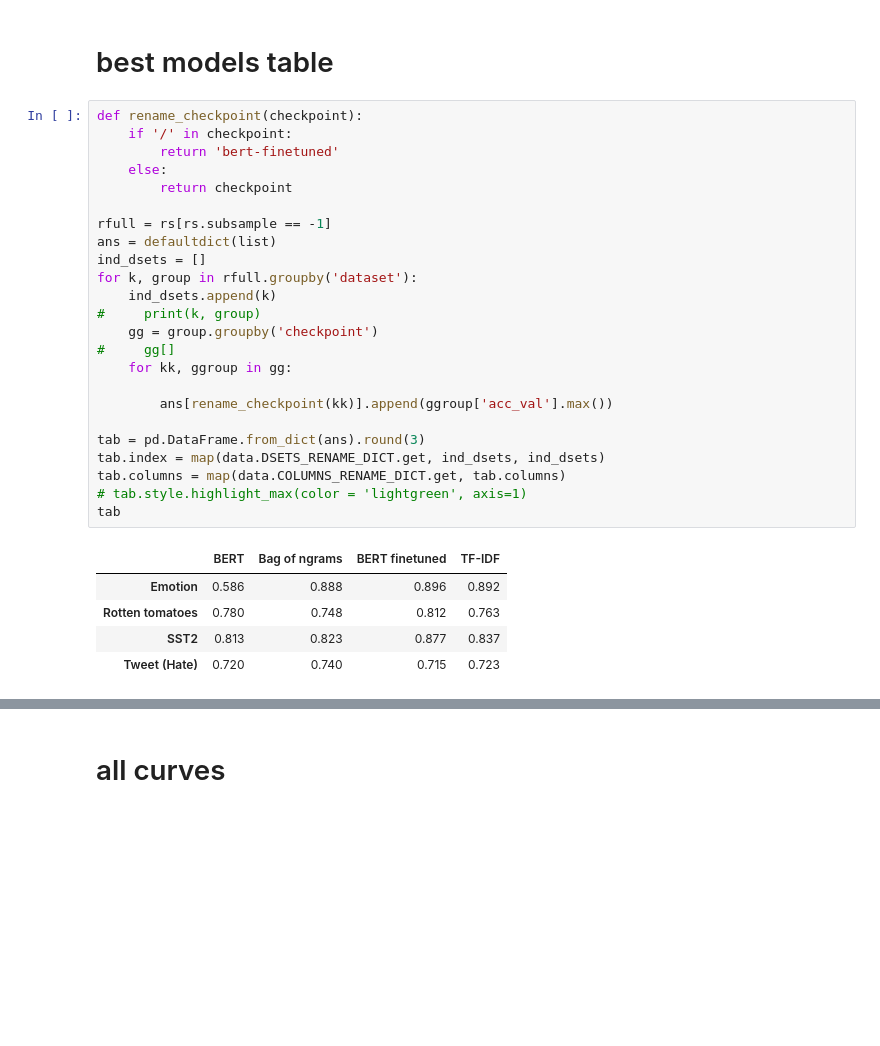
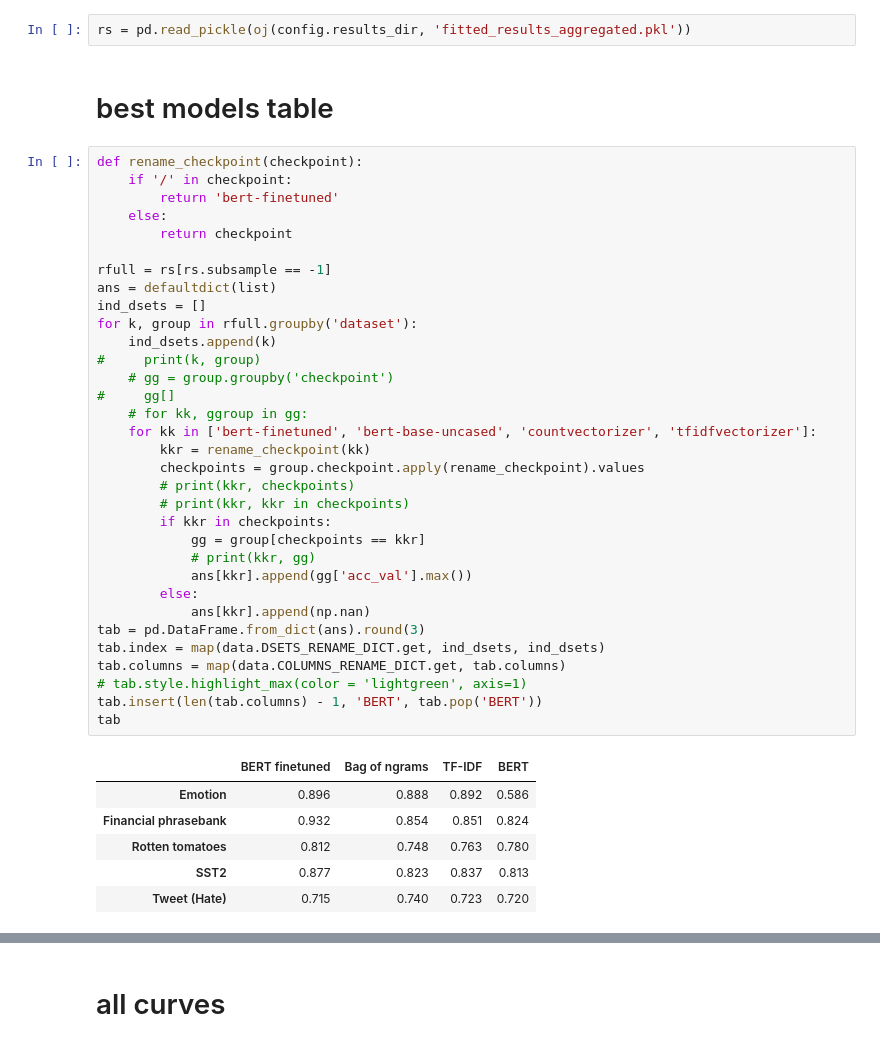
Before and after one commit to csinva/imodelsX, a Jupyter notebook: 05_analyze_curves.ipynb, the cells around one changed output, grey strips where cells are left out. Cells and saved outputs as stored; diff of their text form; blank space fills up the shorter version.

```diff
--- a/05_analyze_curves.ipynb
+++ b/05_analyze_curves.ipynb
@@ -30,35 +34,47 @@ rs = data.load_fitted_results()
+# %%
+rs = pd.read_pickle(oj(config.results_dir, 'fitted_results_aggregated.pkl'))
 # %% [markdown]
 # best models table
 # %%
 def rename_checkpoint(checkpoint):
     if '/' in checkpoint:
         return 'bert-finetuned'
     else:
         return checkpoint
 
 rfull = rs[rs.subsample == -1]
 ans = defaultdict(list)
 ind_dsets = []
 for k, group in rfull.groupby('dataset'):
     ind_dsets.append(k)
 #     print(k, group)
-    gg = group.groupby('checkpoint')
+    # gg = group.groupby('checkpoint')
 #     gg[]
-    for kk, ggroup in gg:
-
-        ans[rename_checkpoint(kk)].append(ggroup['acc_val'].max())
-
+    # for kk, ggroup in gg:
+    for kk in ['bert-finetuned', 'bert-base-uncased', 'countvectorizer', 'tfidfvectorizer']:
+        kkr = rename_checkpoint(kk)
+        checkpoints = group.checkpoint.apply(rename_checkpoint).values
+        # print(kkr, checkpoints)
+        # print(kkr, kkr in checkpoints)
+        if kkr in checkpoints:
+            gg = group[checkpoints == kkr]
+            # print(kkr, gg)
+            ans[kkr].append(gg['acc_val'].max())
+        else:
+            ans[kkr].append(np.nan)
 tab = pd.DataFrame.from_dict(ans).round(3)
 tab.index = map(data.DSETS_RENAME_DICT.get, ind_dsets, ind_dsets)
 tab.columns = map(data.COLUMNS_RENAME_DICT.get, tab.columns)
 # tab.style.highlight_max(color = 'lightgreen', axis=1)
+tab.insert(len(tab.columns) - 1, 'BERT', tab.pop('BERT'))
 tab
 # %% [output]
-|  | BERT | Bag of ngrams | BERT finetuned | TF-IDF |
-| Emotion | 0.586 | 0.888 | 0.896 | 0.892 |
-| Rotten tomatoes | 0.780 | 0.748 | 0.812 | 0.763 |
-| SST2 | 0.813 | 0.823 | 0.877 | 0.837 |
-| Tweet (Hate) | 0.720 | 0.740 | 0.715 | 0.723 |
+|  | BERT finetuned | Bag of ngrams | TF-IDF | BERT |
+| Emotion | 0.896 | 0.888 | 0.892 | 0.586 |
+| Financial phrasebank | 0.932 | 0.854 | 0.851 | 0.824 |
+| Rotten tomatoes | 0.812 | 0.748 | 0.763 | 0.780 |
+| SST2 | 0.877 | 0.823 | 0.837 | 0.813 |
+| Tweet (Hate) | 0.715 | 0.740 | 0.723 | 0.720 |
 # %%
 def bold_extreme_values(data):
     format_string="%.2f"
```
Also changed, not shown: parts of 5 cells of this notebook, 4 other files.
